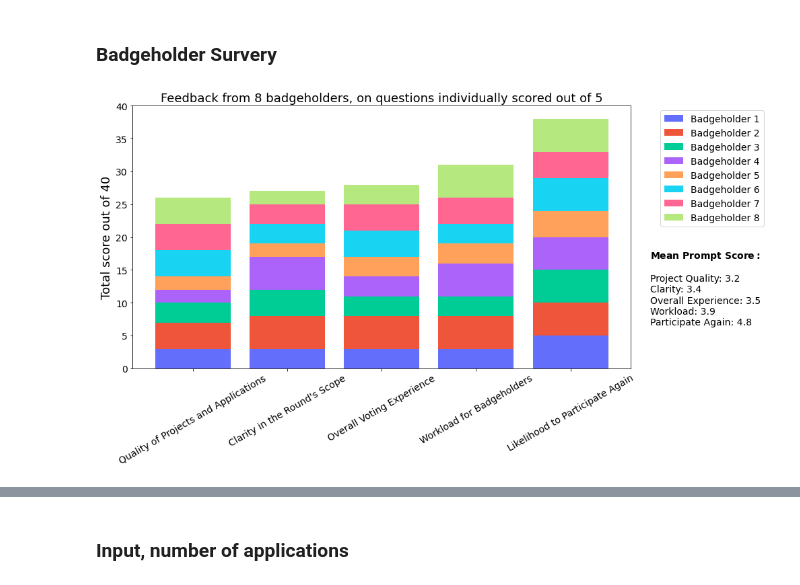
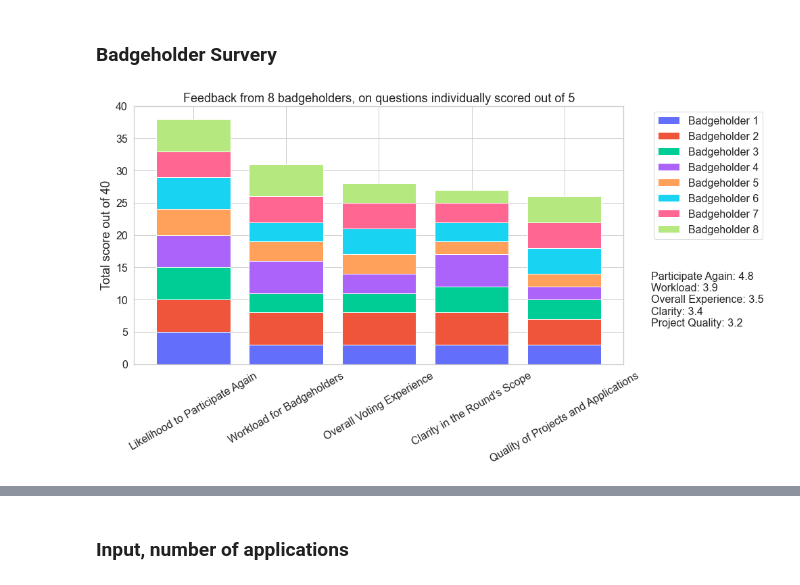
Before and after one commit to SHSR2001/FIL-RPGF, a Jupyter notebook: round1_feedback_report/rpgf_round1_feedback_report_plots-final.ipynb, the cells around one changed output, grey strips where cells are left out. Saved outputs shown, nothing was run; the diff lists cells and outputs as text; code cells hidden in the pictures.

Commit message:
updated figures

```diff
--- a/round1_feedback_report/rpgf_round1_feedback_report_plots-final.ipynb
+++ b/round1_feedback_report/rpgf_round1_feedback_report_plots-final.ipynb
@@ -43,10 +43,10 @@ colors = [
 ]
 
 # Calculate total scores for each prompt
-total_scores = df.groupby('Prompt')['Value'].sum().sort_values(ascending=True)
+total_scores = df.groupby('Prompt')['Value'].sum().sort_values(ascending=False)
 sorted_prompts = total_scores.index.tolist()
 
-total_scores_short = df.groupby('Promptshort')['Value'].sum().sort_values(ascending=True)
+total_scores_short = df.groupby('Promptshort')['Value'].sum().sort_values(ascending=False)
 sorted_promptshort = total_scores_short.index.tolist()
 
 fig, ax = plt.subplots(figsize=(14, 8))
@@ -56,35 +56,39 @@ badgeholders = df['Badgeholder'].unique()
 
 # Plot data for each badgeholder
 bottom_values = [0] * len(sorted_prompts)
 
 for idx, badgeholder in enumerate(badgeholders):
     badgeholder_data = df[df['Badgeholder'] == badgeholder].set_index('Prompt').reindex(sorted_prompts).fillna(0)
     ax.bar(sorted_prompts, badgeholder_data['Value'], bottom=bottom_values, label=badgeholder, color=colors[idx % len(colors)])
     bottom_values += badgeholder_data['Value']
 
 # Set the title and labels
 ax.set_title('Feedback from 8 badgeholders, on questions individually scored out of 5', fontsize=18)
 ax.set_ylabel('Total score out of 40', fontsize=18)
 ax.set_ylim(0, 40)
 
 # Rotate x-axis labels for better readability
-plt.xticks(rotation=30, ha='center', fontsize=14)
-plt.yticks(fontsize=14)
+plt.xticks(rotation=30, ha='center', fontsize=16)
+plt.yticks(fontsize=16)
 
 # Add legend without the title
-plt.legend(bbox_to_anchor=(1.05, 1), loc='upper left', fontsize=14)
+plt.legend(bbox_to_anchor=(1.05, 1), loc='upper left', fontsize=16)
 
 # Calculate the mean value for each prompt
 mean_values = df.groupby('Promptshort')['Value'].mean().reindex(sorted_promptshort).round(1)
 
 # Create an inset plot for the mean values as text
 inset_ax = fig.add_axes([0.72, 0.3, 0.2, 0.35])
 inset_ax.axis('off')
 mean_text = "\n".join([f"{promptshort}: {mean_value:.1f}" for promptshort, mean_value in mean_values.items()])
-inset_ax.text(0.5, 0.5, f"$\\bf{{Mean\\ Prompt\\ Score:\\:}}$\n\n{mean_text}", horizontalalignment='left', verticalalignment='center', fontsize=14)
+# inset_ax.text(0.5, 0.5, f"$\\bf{{Mean\\ Prompt\\ Score:\\:}}$\n\n{mean_text}", horizontalalignment='left', verticalalignment='center', fontsize=16)
+
+inset_ax.text(0.5, 0.5, f"\n\n{mean_text}", horizontalalignment='left', verticalalignment='center', fontsize=16)
+
+
 
 # Display the plot
 plt.tight_layout()
 plt.show()
 # %% [output]
-[figure, old version]
+[figure, new version]
```
Also changed, not shown: parts of 5 cells of this notebook, 1 other file.
